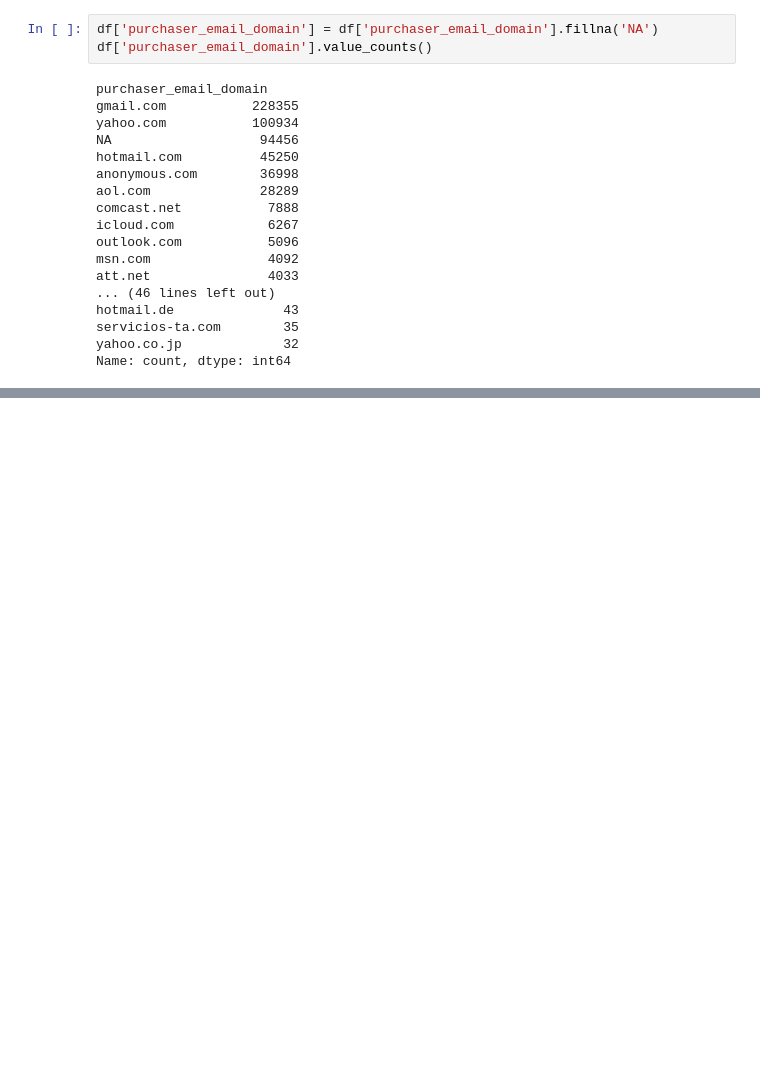
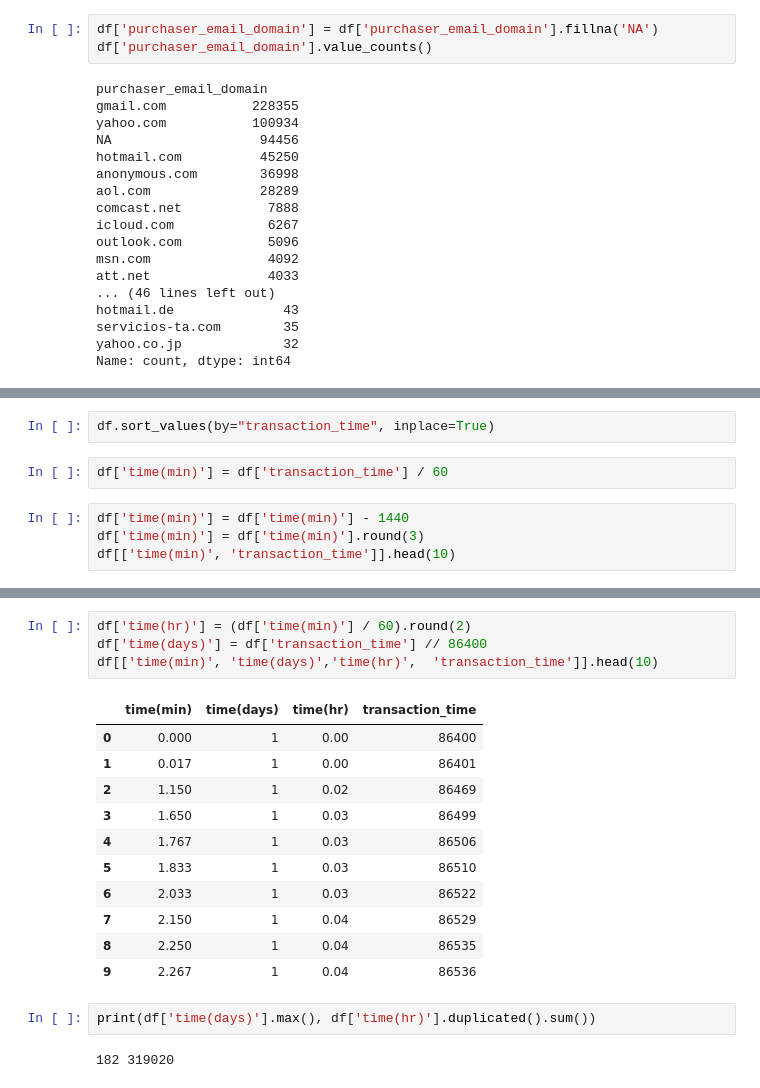
Before and after one commit to codedbyyprince/Fraud-Assessment, a Jupyter notebook: 04_Before_Model/01.ipynb, the cells around one changed output, grey strips where cells are left out. Saved outputs shown, nothing was run; the diff lists cells and outputs as text; blank space fills up the shorter version.

Commit message:
understanding time feature

```diff
--- a/Notebooks/02_Data cleaning and EDA/final_eda.ipynb
+++ b/04_Before_Model/01.ipynb
@@ -129,0 +131,8 @@ Name: transaction_time, dtype: int64
+# %%
+df.sort_values(by="transaction_time", inplace=True)
+# %%
+df['time(min)'] = df['transaction_time'] / 60
+# %%
+df['time(min)'] = df['time(min)'] - 1440
+df['time(min)'] = df['time(min)'].round(3)
+df[['time(min)', 'transaction_time']].head(10)
@@ -129,0 +151,20 @@ Name: transaction_time, dtype: int64
+# %%
+df['time(hr)'] = (df['time(min)'] / 60).round(2)
+df['time(days)'] = df['transaction_time'] // 86400
+df[['time(min)', 'time(days)','time(hr)',  'transaction_time']].head(10)
+# %% [output]
+|  | time(min) | time(days) | time(hr) | transaction_time |
+| 0 | 0.000 | 1 | 0.00 | 86400 |
+| 1 | 0.017 | 1 | 0.00 | 86401 |
+| 2 | 1.150 | 1 | 0.02 | 86469 |
+| 3 | 1.650 | 1 | 0.03 | 86499 |
+| 4 | 1.767 | 1 | 0.03 | 86506 |
+| 5 | 1.833 | 1 | 0.03 | 86510 |
+| 6 | 2.033 | 1 | 0.03 | 86522 |
+| 7 | 2.150 | 1 | 0.04 | 86529 |
+| 8 | 2.250 | 1 | 0.04 | 86535 |
+| 9 | 2.267 | 1 | 0.04 | 86536 |
+# %%
+print(df['time(days)'].max(), df['time(hr)'].duplicated().sum())
+# %% [output]
+182 319020
```
Also changed, not shown: parts of 3 cells of this notebook.
